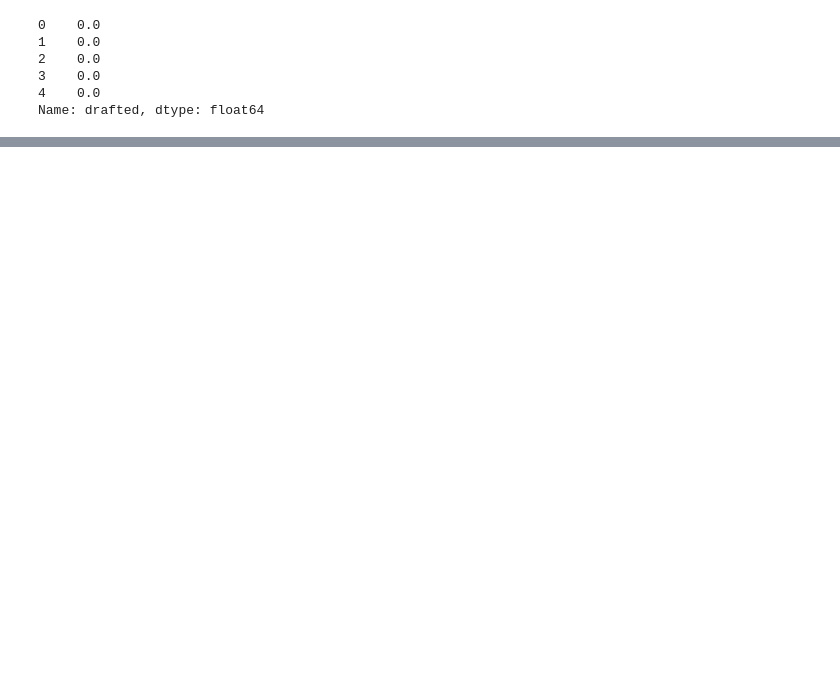
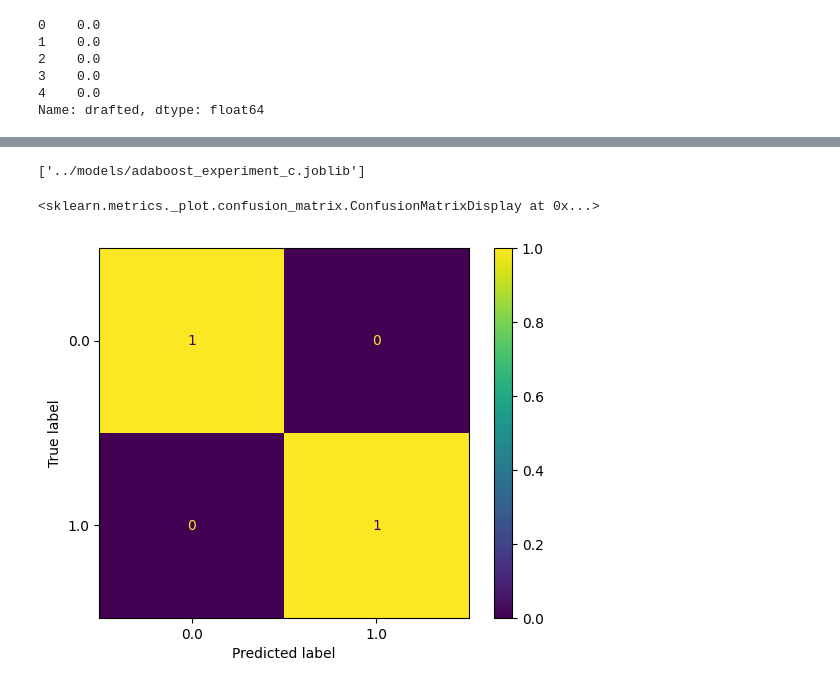
Before and after one commit to daniel-alexandr/adv_ml_application_assignment_1, a Jupyter notebook: notebooks/alexander_daniel-24591214-week3_adaptivebooster.ipynb, the cells around one changed output, grey strips where cells are left out. Cells and saved outputs as stored; diff of their text form; code cells hidden in the pictures; blank space fills up the shorter version.

Commit message:
Dumping models to the model folder

```diff
--- a/notebooks/alexander_daniel-24591214-week3_adaptivebooster.ipynb
+++ b/notebooks/alexander_daniel-24591214-week3_adaptivebooster.ipynb
@@ -281,3 +255,8 @@ array([0.8877551 , 0.96938776, 0.95918367, 0.89795918, 0.93877551])
+# %%
+# Splitting into validation and training set
+
+from sklearn.model_selection import train_test_split
+x_train, x_val, y_train, y_val = train_test_split(features_train_undersampled, target_train_undersampled, test_size=0.1, stratify=target_train_undersampled, random_state=42)
 # %%
 # Define the parameter grid to search
 from sklearn.model_selection import RandomizedSearchCV
@@ -334,10 +301,0 @@ array([0.8877551 , 0.92857143, 0.95918367, 0.91836735, 0.96938776])
-# %%
-
-# Fitting adaptive booster
-ada_boost_classifier_c.fit(features_train_undersampled,array)
-
-# Import dump from joblib
-
-from joblib import dump
-
-dump (ada_boost_classifier_c,'../models/adaboost_experiment_c.joblib')
@@ -354,0 +302,6 @@ ConfusionMatrixDisplay.from_estimator(ada_boost_classifier_c, features_train, ta
+# %%
+# Fitting and getting the recall score for train data
+
+from sklearn.metrics import recall_score, classification_report , accuracy_score
+
+ada_boost_classifier_c.fit(x_train, y_train)
@@ -354,0 +326,15 @@ ConfusionMatrixDisplay.from_estimator(ada_boost_classifier_c, features_train, ta
+# %%
+from joblib import dump
+
+dump (ada_boost_classifier_c,'../models/adaboost_experiment_c.joblib')
+# %% [output]
+['../models/adaboost_experiment_c.joblib']
+# %%
+from sklearn.metrics import confusion_matrix, ConfusionMatrixDisplay
+
+
+# Confusion matrix for full data without undersampling
+ConfusionMatrixDisplay.from_estimator(ada_boost_classifier_c, x_train, y_train, normalize='true')
+# %% [output]
+<sklearn.metrics._plot.confusion_matrix.ConfusionMatrixDisplay at 0x...>
+[figure, added]
```
Also changed, not shown: parts of 16 cells of this notebook, 1 other file.
